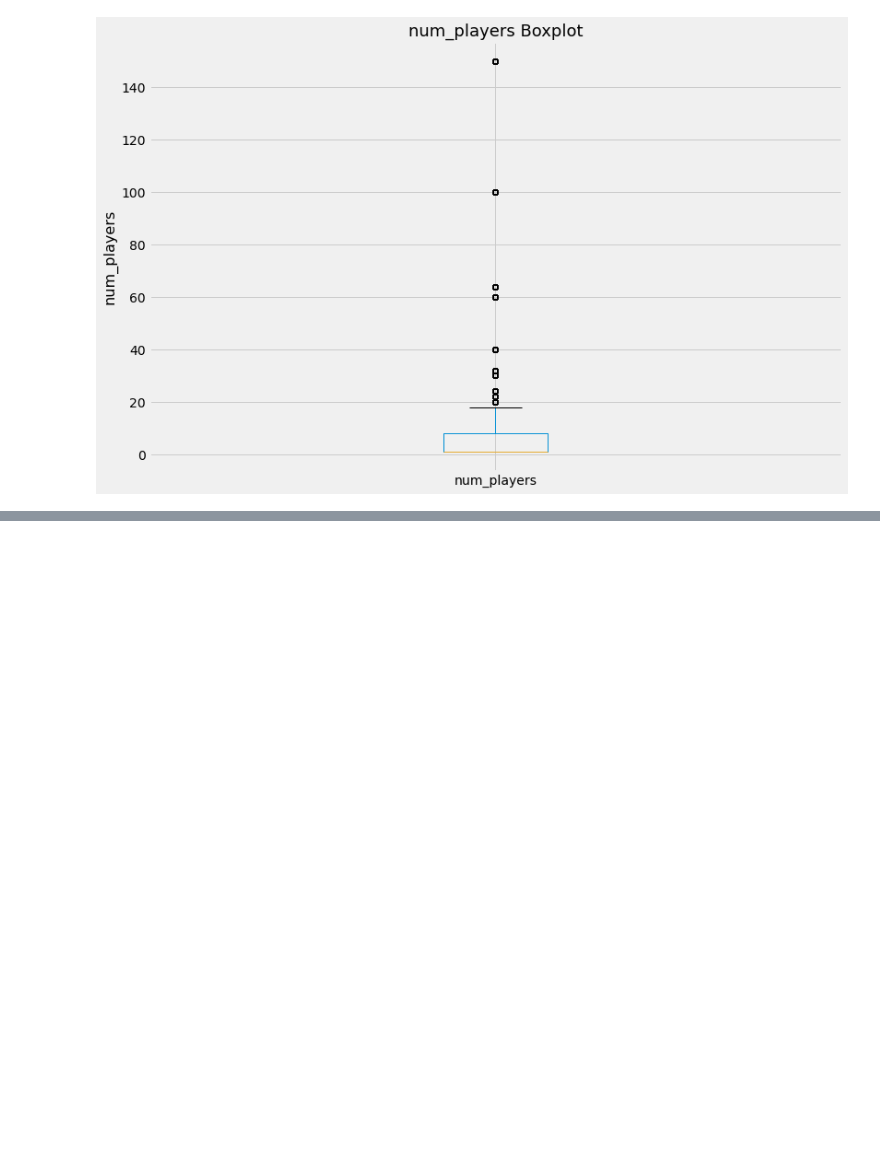
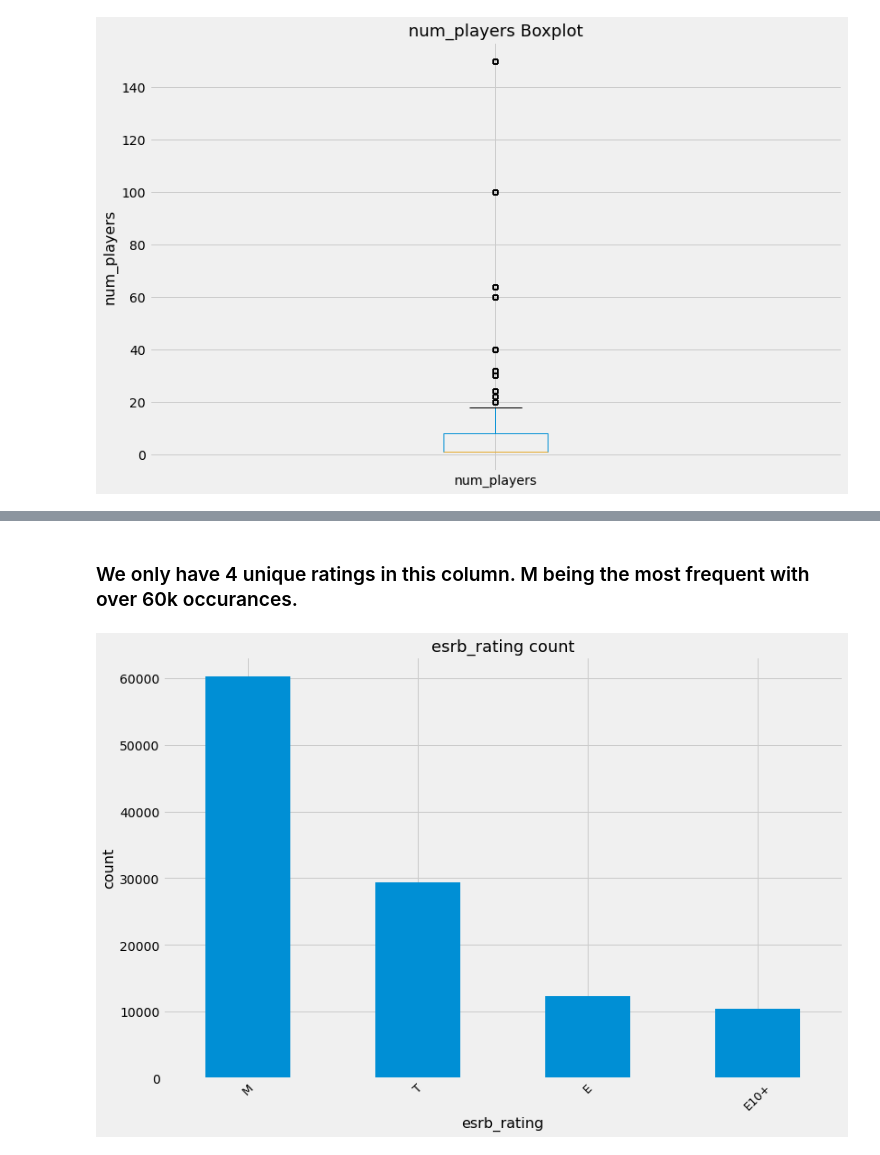
Before and after one commit to Ftrejo23/Capstone_Project_WIP, a Jupyter notebook: code/03_EDA_&_Preliminary_Analysis.ipynb, the cells around one changed output, grey strips where cells are left out. Drawn from its saved outputs; the diff is of its cells as text; code cells hidden in the pictures; blank space fills up the shorter version.

```diff
--- a/code/03_EDA_&_Preliminary_Analysis.ipynb
+++ b/code/03_EDA_&_Preliminary_Analysis.ipynb
@@ -637,0 +667,6 @@ Max of boxplot: 18.50
+# %% [markdown]
+### We only have 4 unique ratings in this column. M being the most frequent with over 60k occurances.
+# %%
+bar_graph('esrb_rating')
+# %% [output]
+[figure, added]
```
Also changed, not shown: parts of 35 cells of this notebook.
